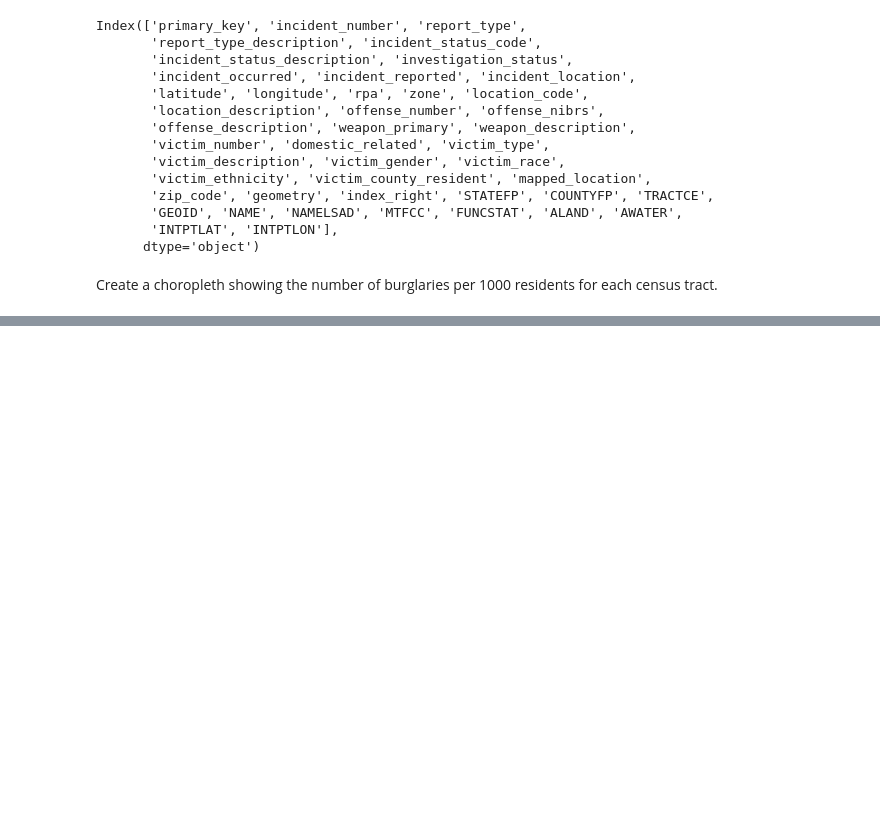
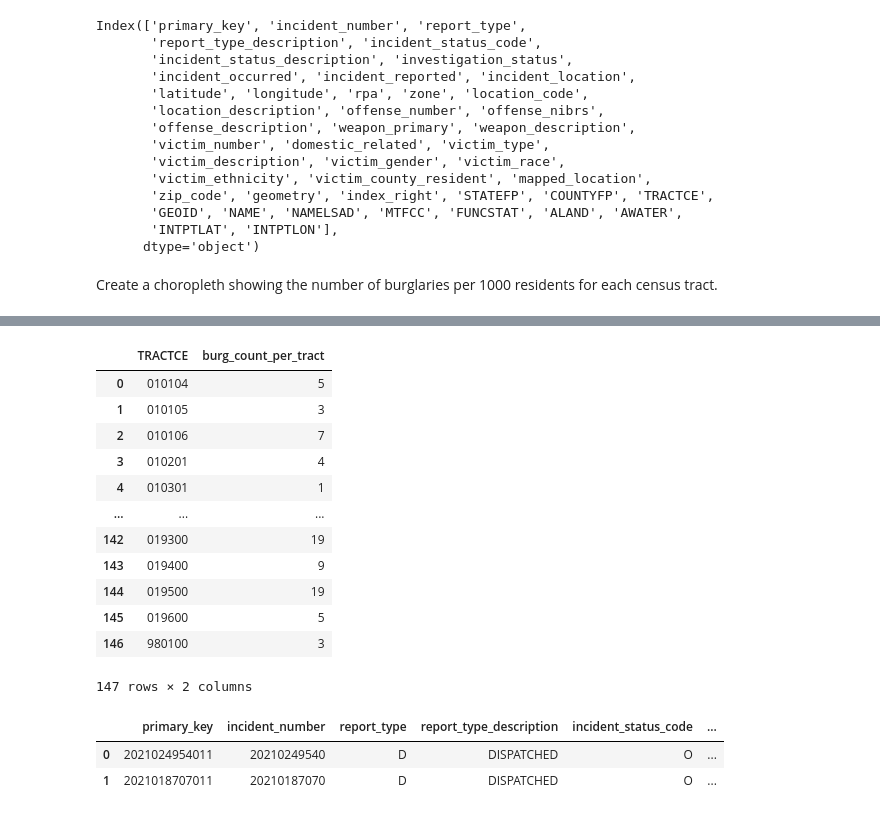
Before and after one commit to nss-data-science-cohort-5/geospatial_api-blue-barracudas, a Jupyter notebook: notebooks/geoproject.ipynb, the cells around one changed output, grey strips where cells are left out. Cells and saved outputs as stored; diff of their text form; code cells hidden in the pictures; blank space fills up the shorter version.

```diff
--- a/notebooks/geoproject.ipynb
+++ b/notebooks/geoproject.ipynb
@@ -254,0 +295,24 @@ KeyError: 'TRACTCE'
+# %%
+#when we do the groupby, it wrongly keeps the column name: rename it
+burg_per_tract.rename(columns = {'incident_number' : 'burg_count_per_tract'})
+# %% [output]
+|  | TRACTCE | burg_count_per_tract |
+| 0 | 010104 | 5 |
+| 1 | 010105 | 3 |
+| 2 | 010106 | 7 |
+| 3 | 010201 | 4 |
+| 4 | 010301 | 1 |
+| ... | ... | ... |
+| 142 | 019300 | 19 |
+| 143 | 019400 | 9 |
+| 144 | 019500 | 19 |
+| 145 | 019600 | 5 |
+| 146 | 980100 | 3 |
+147 rows × 2 columns
+# %%
+#merge the new df into the main df
+burg_census.merge(burg_per_tract)
+# %% [output]
+|  | primary_key | incident_number | report_type | report_type_description | incident_status_code | ... |
+| 0 | 2021024954011 | 20210249540 | D | DISPATCHED | O | ... |
+| 1 | 2021018707011 | 20210187070 | D | DISPATCHED | O | ... |
```
Also changed, not shown: parts of 11 cells of this notebook.
